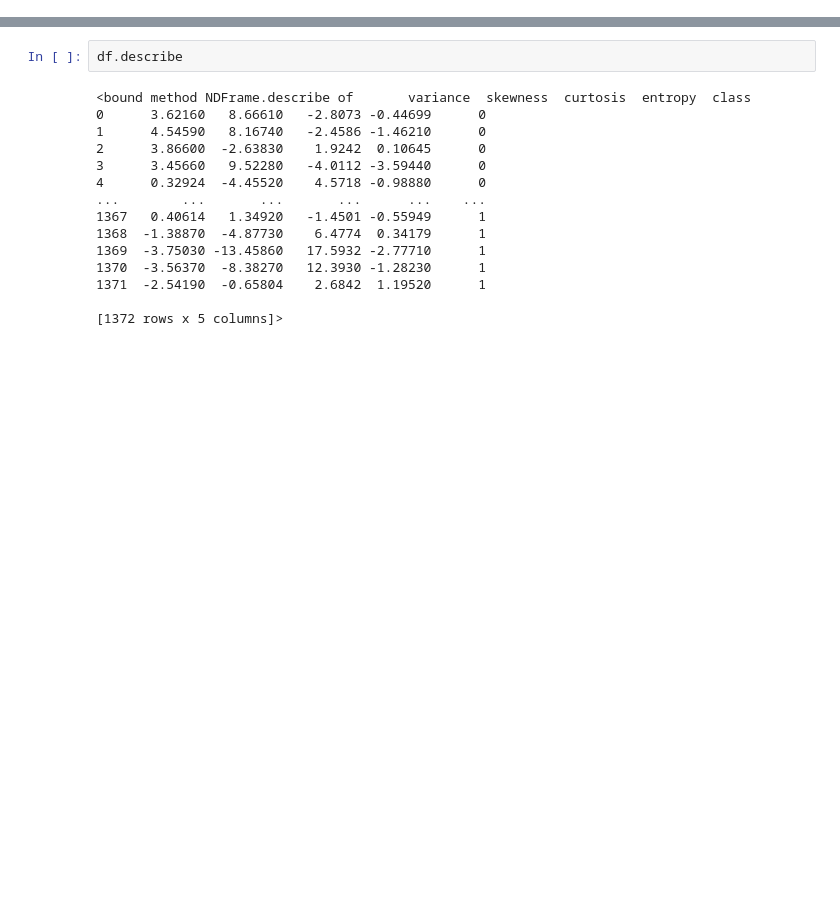
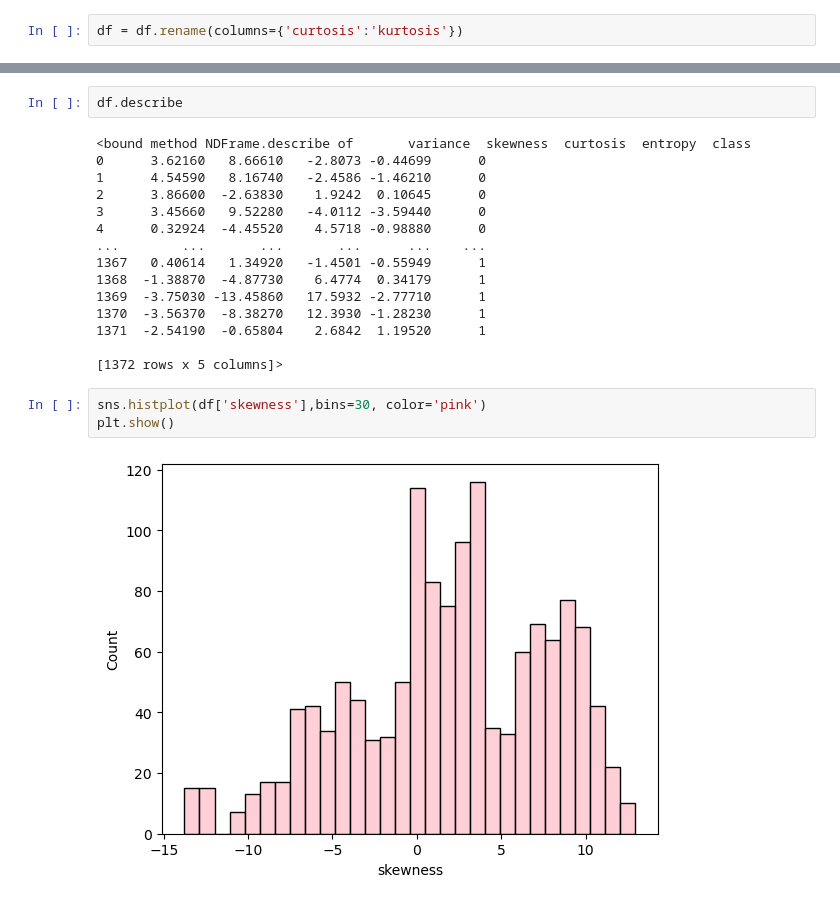
Before and after one commit to cathym20/Bank-Note-Authentication, a Jupyter notebook: banknote.ipynb, the cells around one changed output, grey strips where cells are left out. Cells and saved outputs as stored; diff of their text form; blank space fills up the shorter version.

Commit message:
Visualisation

```diff
--- a/banknote.ipynb
+++ b/banknote.ipynb
@@ -43,6 +52,8 @@ df.describe()
 | 50% | 0.496180 | 2.319650 | 0.616630 | -0.586650 | 0.000000 |
 | 75% | 2.821475 | 6.814625 | 3.179250 | 0.394810 | 1.000000 |
 | max | 6.824800 | 12.951600 | 17.927400 | 2.449500 | 1.000000 |
+# %%
+df = df.rename(columns={'curtosis':'kurtosis'})
 # %%
 df.isna().sum()
 # %% [output]
@@ -69,3 +80,8 @@ df.describe
 1371  -2.54190  -0.65804    2.6842  1.19520      1
 
 [1372 rows x 5 columns]>
+# %%
+sns.histplot(df['skewness'],bins=30, color='pink')
+plt.show()
+# %% [output]
+[figure, added]
```
Also changed, not shown: parts of 5 cells of this notebook.
